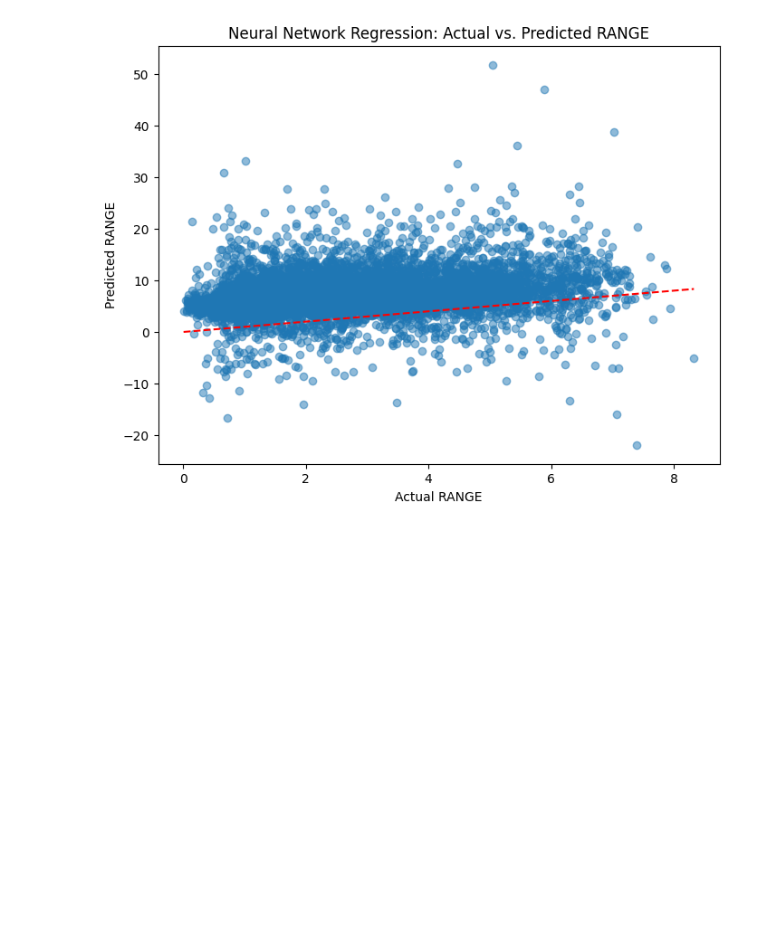
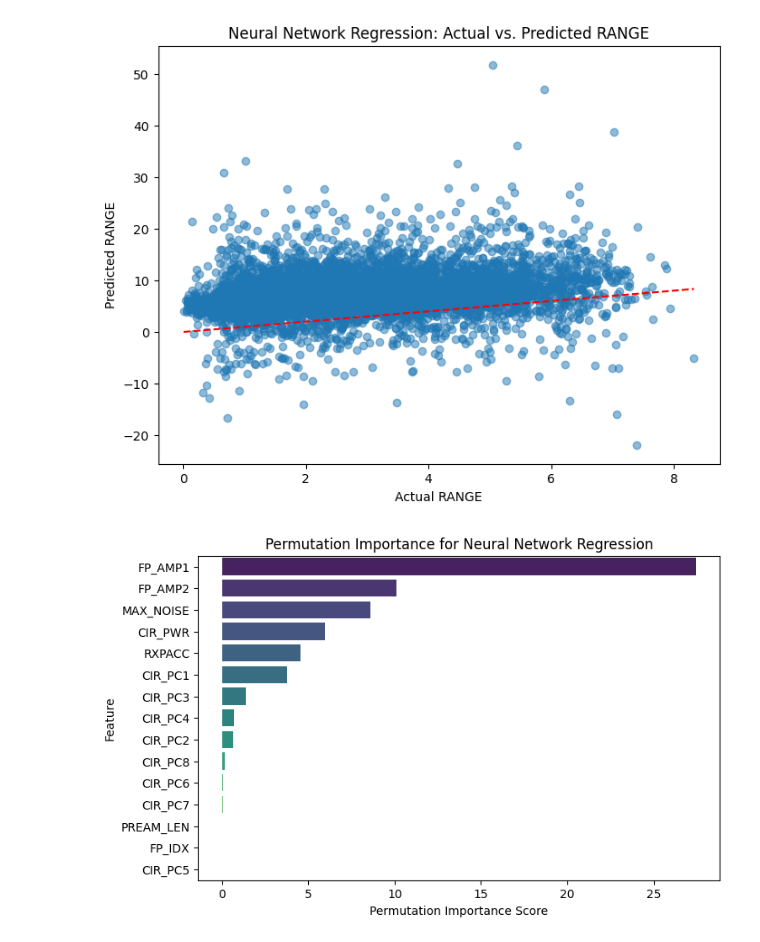
Before and after one commit to jaywmz/UWB-LOS-NLOS-Data-Analytics, a Jupyter notebook: models/regression/RANGE_regression_mining_neuro.ipynb, the cells around one changed output. Cells and saved outputs as stored; diff of their text form; code cells hidden in the pictures; blank space fills up the shorter version.

```diff
--- a/models/regression/RANGE_regression_mining_neuro.ipynb
+++ b/models/regression/RANGE_regression_mining_neuro.ipynb
@@ -56,3 +56,33 @@ Mean Absolute Error: 5.123732892772155
 Mean Squared Error: 38.276505398264305
 R-squared: -12.907737897891291
 [figure]
+# %%
+from sklearn.inspection import permutation_importance
+import pandas as pd
+import seaborn as sns
+import matplotlib.pyplot as plt
+
+# Compute permutation importance for the neural network regressor
+r = permutation_importance(nn_reg, X_test, y_test, n_repeats=10, random_state=111, scoring='neg_mean_squared_error')
+
+# Convert the importances to a Pandas Series using feature names from X_test.columns
+perm_importances = pd.Series(r.importances_mean, index=X_test.columns).sort_values(ascending=False)
+
+# Plot the permutation importances using a bar plot with hue assigned
+plt.figure(figsize=(8,5))
+ax = sns.barplot(x=perm_importances.values,
+                 y=perm_importances.index,
+                 hue=perm_importances.index,
+                 palette="viridis",
+                 dodge=False)
+
+# Remove the legend if it exists
+if ax.get_legend() is not None:
+    ax.get_legend().remove()
+
+plt.xlabel("Permutation Importance Score")
+plt.ylabel("Feature")
+plt.title("Permutation Importance for Neural Network Regression")
+plt.show()
+# %% [output]
+[figure, added]
```
Also changed, not shown: parts of 1 cell of this notebook, 3 other files.
